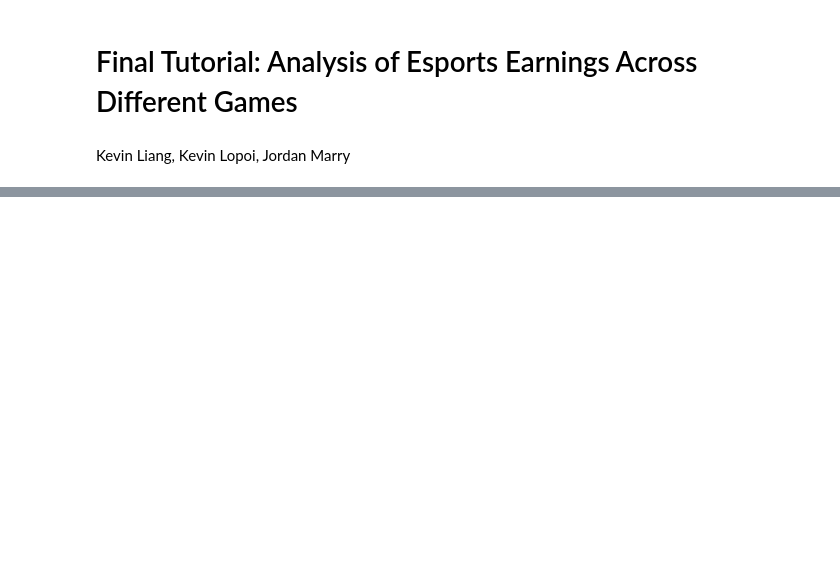
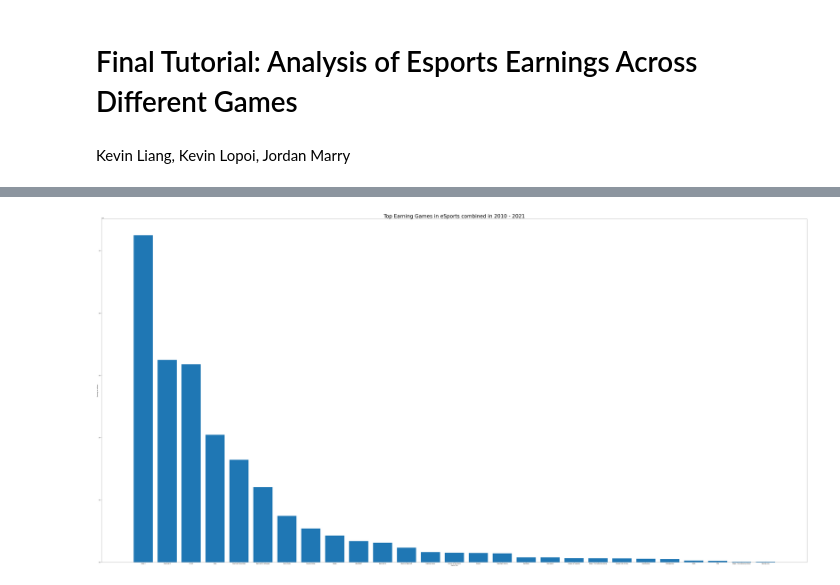
Before and after one commit to kliang4985/kliang4985.github.io, a Jupyter notebook: Final Tutorial.ipynb, the cells around one changed output, grey strips where cells are left out. Saved outputs shown, nothing was run; the diff lists cells and outputs as text; code cells hidden in the pictures; blank space fills up the shorter version.

```diff
--- a/Final Tutorial.ipynb
+++ b/Final Tutorial.ipynb
@@ -152,0 +187,17 @@ df
+# %%
+#We have to replace some characters in the string in order to be able to convert it to a float.
+df['Total_Year'] = df['Total_Year'].str.replace("$","")
+df['Total_Year'] = df['Total_Year'].str.replace(",","")
+df['Total_Overall'] = df['Total_Overall'].str.replace("$","")
+df['Total_Overall'] = df['Total_Overall'].str.replace(",","")
+#Converting the column values to all floats
+df['Total_Year'] = df['Total_Year'].astype(float)
+df['Total_Overall'] = df['Total_Overall'].astype(float)
+
+#Now we can run that same code again and see the results
+
+top_Earners = df.sort_values(by="Total_Overall", ascending=False, ignore_index = True)
+#Only use the columns we care about. We can also use top_Earners.drop to achieve similar results
+top_Earners = top_Earners[["Player Name", "IGN", "Total_Overall", "Game"]]
+top_Earners = top_Earners.drop_duplicates('Player Name')
+top_Earners.head()
@@ -152,0 +218,3 @@ df
+# %%
+games = top_Earners.groupby('Game').sum().sort_values(by = "Total_Overall", ascending = False)
+games
@@ -152,0 +244,14 @@ df
+# %%
+#we are gonna need this import
+import matplotlib.pyplot as plt
+
+plt.figure(figsize = (100,50))
+plt.title("Top Earning Games in eSports combined in 2010 - 2021")
+plt.xlabel("Game Title")
+plt.ylabel("Earnings in millions")
+plt.bar(games.index, games['Total_Overall'])
+
+plt.rc('axes', titlesize=20)
+plt.show()
+# %% [output]
+[figure, added]
```
Also changed, not shown: parts of 13 cells of this notebook.
